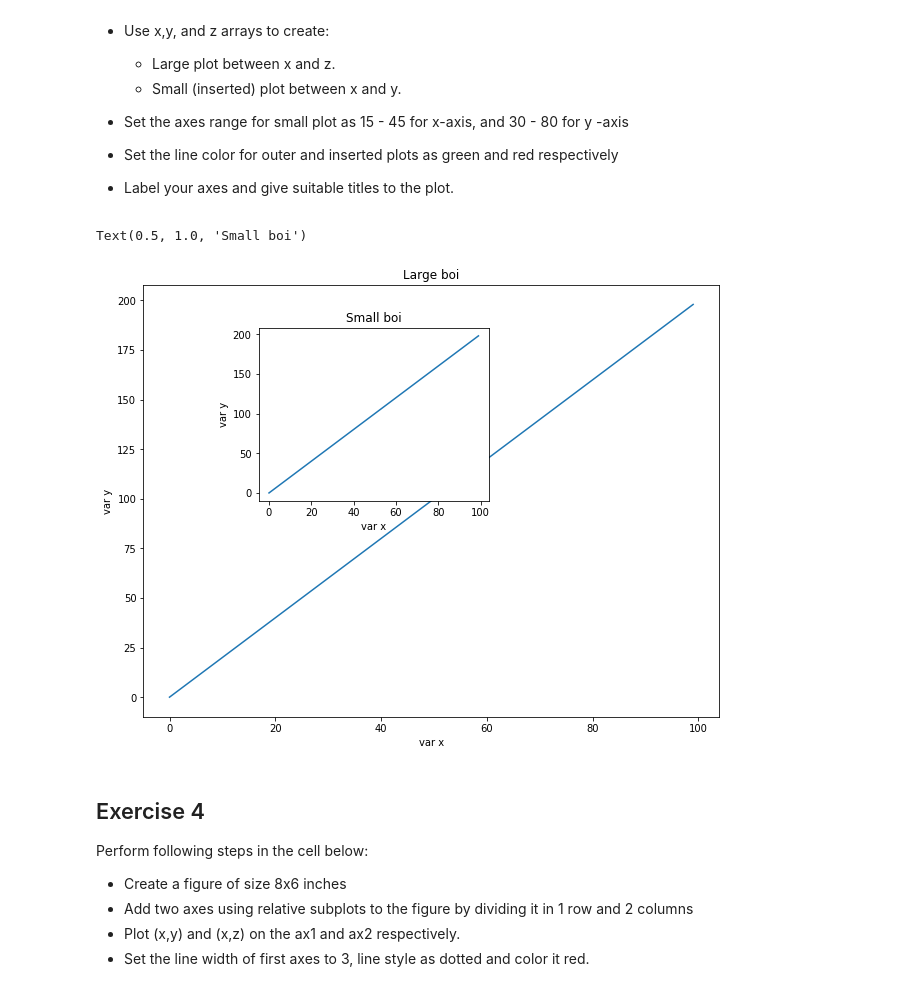
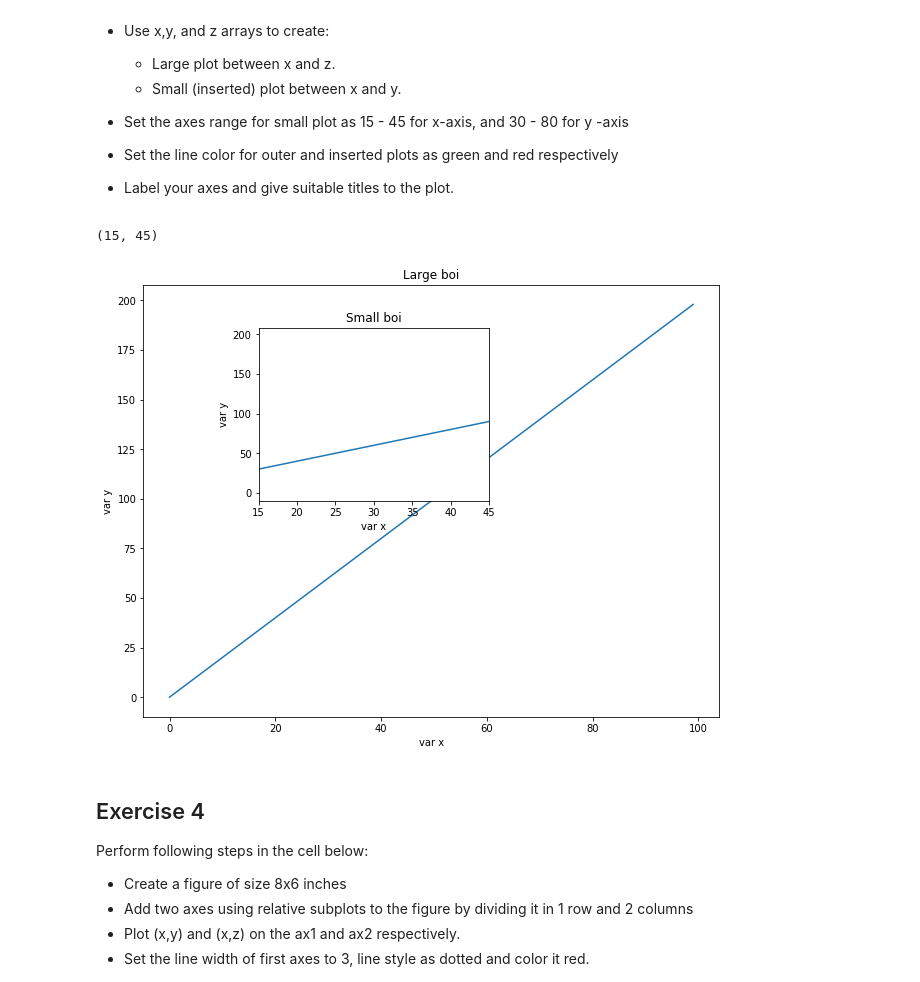
Before and after one commit to AustinKrause/ds-matplotlib-intro-lab-nyc-ds-career-031119, a Jupyter notebook: index.ipynb, the cells around one changed output. Cells and saved outputs as stored; diff of their text form; code cells hidden in the pictures.

```diff
--- a/index.ipynb
+++ b/index.ipynb
@@ -112,21 +112,22 @@ Perform following tasks in the cell below:
 # %%
 fig_3 = plt.figure(figsize=(8,6))
 ax_1 = fig_3.add_axes([0,0,1,1])
 ax_2 = fig_3.add_axes([.2,.5,.4,.4])
 
 ax_1.plot(x,y)
 ax_1.set_xlabel('var x')
 ax_1.set_ylabel('var y')
 ax_1.set_title('Large boi')
 
 ax_2.plot(x,y)
 ax_2.set_xlabel('var x')
 ax_2.set_ylabel('var y')
 ax_2.set_title('Small boi')
-ax_2.set_xlim(left=15, right)
+ax_2.set_xlim(left=15, right = 45)
+set
 # %% [output]
-Text(0.5, 1.0, 'Small boi')
+(15, 45)
-[figure, old version]
+[figure, new version]
 # %% [markdown]
 ## Exercise 4
 
```
